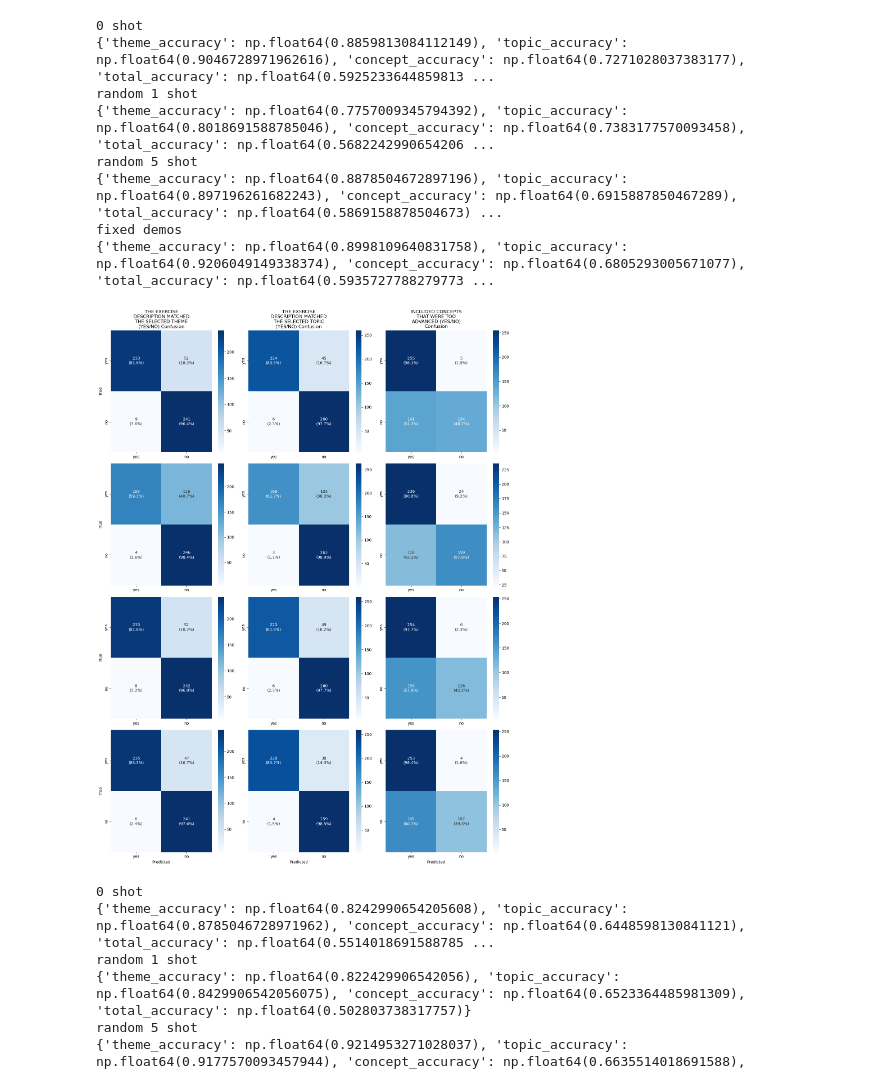
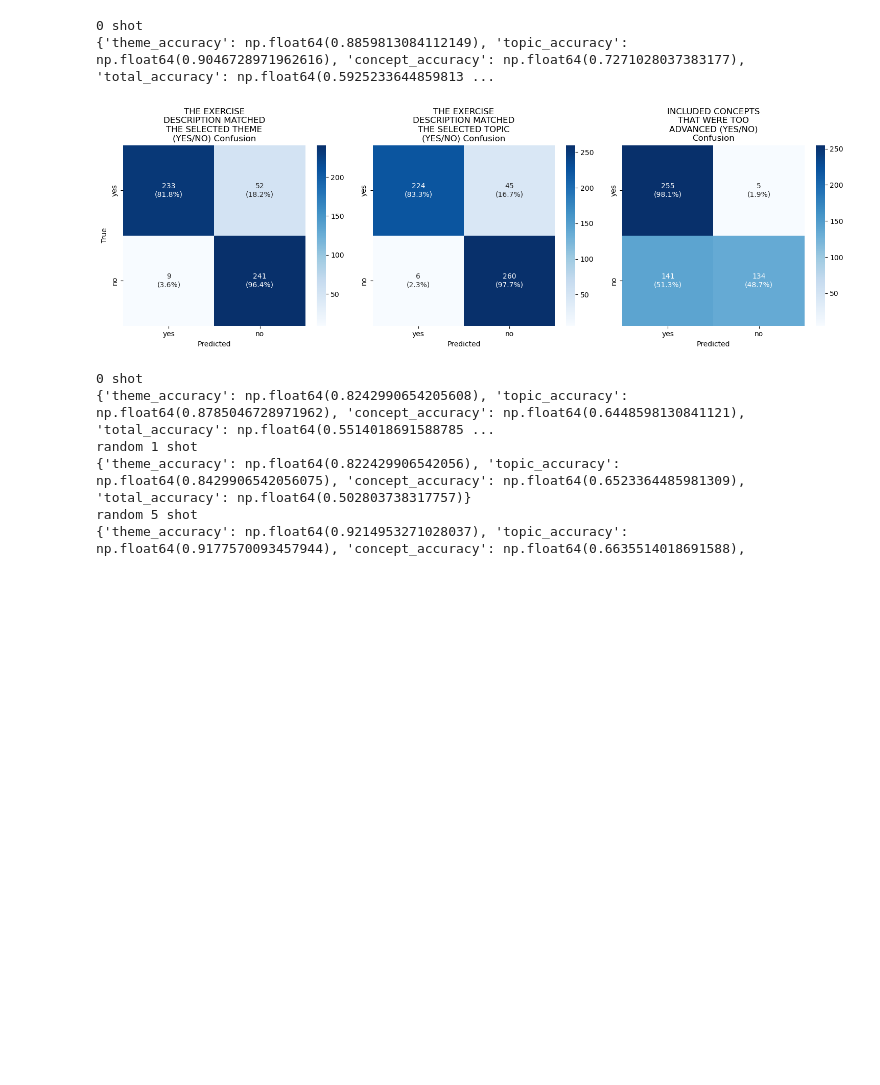
Before and after one commit to AleksiKaa/mscthesis, a Jupyter notebook: src/notebooks/results/compare_results.ipynb, the cells around one changed output. Cells and saved outputs as stored; diff of their text form; code cells hidden in the pictures; blank space fills up the shorter version.

```diff
--- a/src/notebooks/results/compare_results.ipynb
+++ b/src/notebooks/results/compare_results.ipynb
@@ -24,21 +16,25 @@ csvs = [
 # %%
+# With concept guardrails in system prompt and list of allowed concepts in user prompt
+csvs = [
+    ("./outputs/results/batch_16797818_result.csv", "0 shot"),
+    #("./outputs/results/batch_16797819_result.csv", "random 1 shot"),
+    #("./outputs/results/batch_16797820_result.csv", "random 5 shot"),
+    #("./outputs/results/batch_16797821_result.csv", "fixed demos"),
+]
+
 fig, axes = plt.subplots(len(csvs), 3, figsize=(15, 5 * len(csvs)))
+if len(csvs) == 1:
+    axes = [axes]
 
 for i, ((path, note), ax) in enumerate(zip(csvs, axes)):
     print(note)
     df = pd.read_csv(path, sep=";")
     plot_confusion_matrices(df, ax, use_title=True if i == 0 else False, xlabel="Predicted" if i == (len(csvs) - 1) else "", ylabel="True")
     print(calculate_accuracy(df))
 
 fig.tight_layout()
 plt.show()
 # %% [output]
 0 shot
 {'theme_accuracy': np.float64(0.8859813084112149), 'topic_accuracy': np.float64(0.9046728971962616), 'concept_accuracy': np.float64(0.7271028037383177), 'total_accuracy': np.float64(0.5925233644859813 ...
-random 1 shot
-{'theme_accuracy': np.float64(0.7757009345794392), 'topic_accuracy': np.float64(0.8018691588785046), 'concept_accuracy': np.float64(0.7383177570093458), 'total_accuracy': np.float64(0.5682242990654206 ...
-random 5 shot
-{'theme_accuracy': np.float64(0.8878504672897196), 'topic_accuracy': np.float64(0.897196261682243), 'concept_accuracy': np.float64(0.6915887850467289), 'total_accuracy': np.float64(0.5869158878504673) ...
-fixed demos
-{'theme_accuracy': np.float64(0.8998109640831758), 'topic_accuracy': np.float64(0.9206049149338374), 'concept_accuracy': np.float64(0.6805293005671077), 'total_accuracy': np.float64(0.5935727788279773 ...
-[figure, old version]
+[figure, new version]
```
Also changed, not shown: parts of 5 cells of this notebook, 3 other files.
